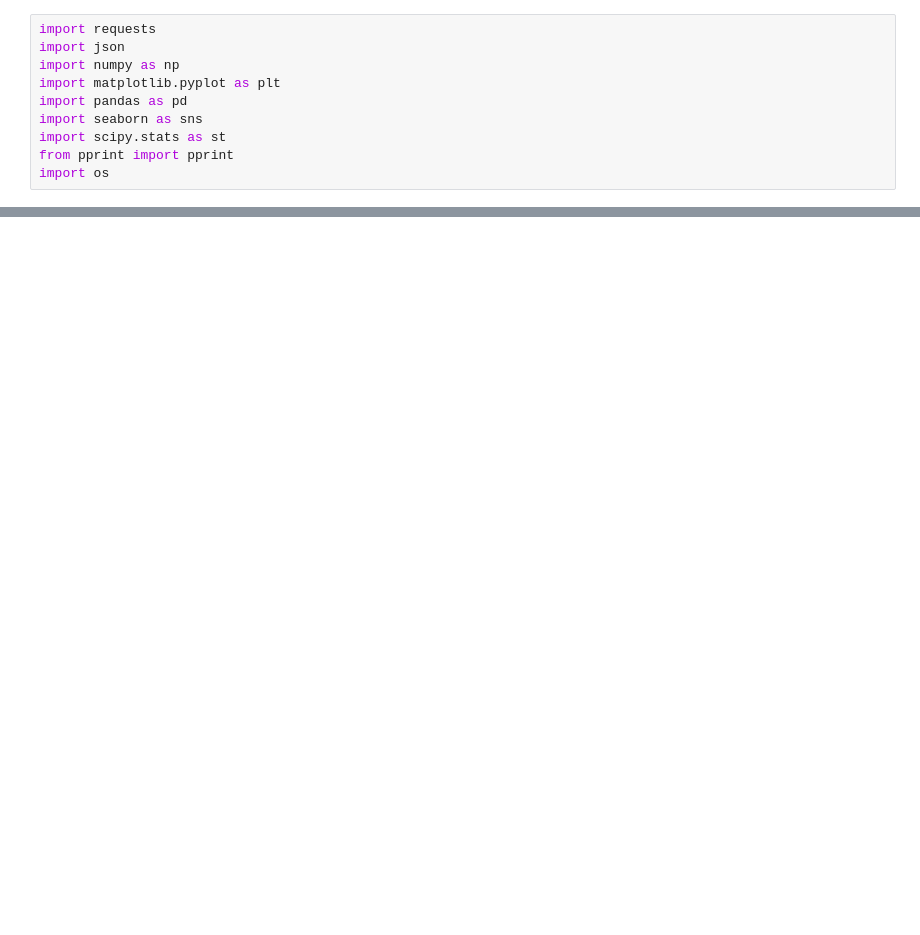
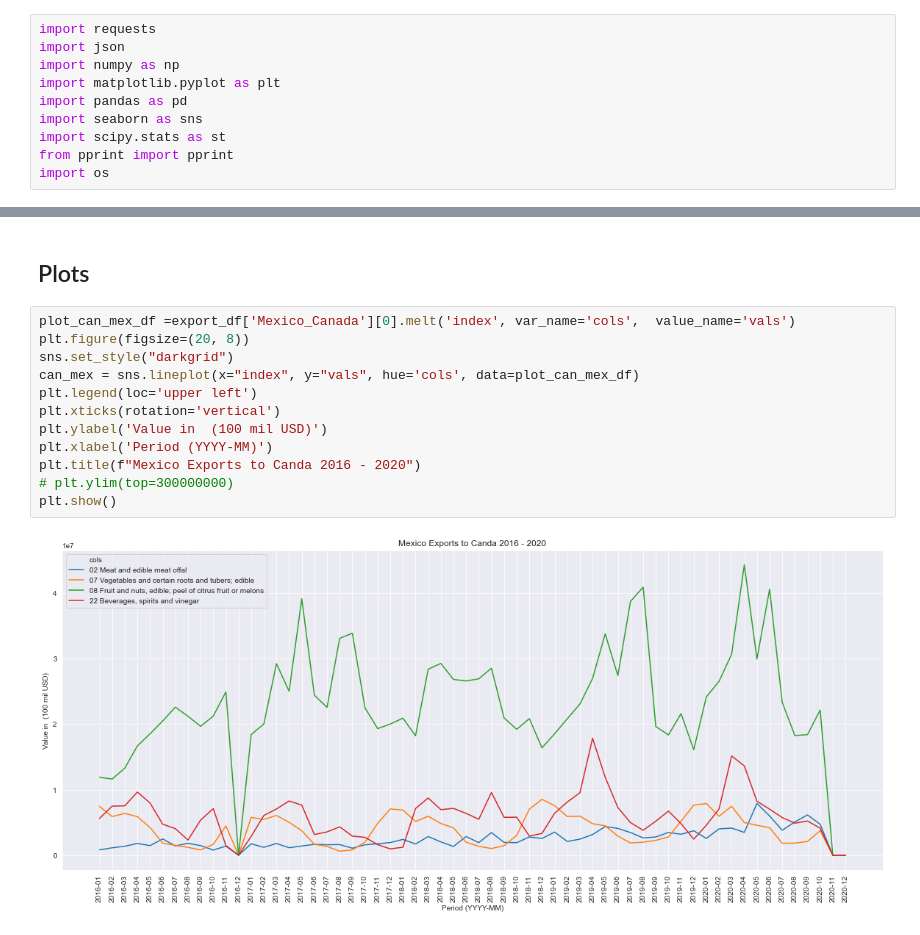
Before and after one commit to Abigail-GG/Project-1, a Jupyter notebook: tmec_analysis.ipynb, the cells around one changed output, grey strips where cells are left out. Cells and saved outputs as stored; diff of their text form; blank space fills up the shorter version.

```diff
--- a/tmec_analysis.ipynb
+++ b/tmec_analysis.ipynb
@@ -78 +66,17 @@ e_can_mex_df.head(3)
+# %% [markdown]
+## Plots
+# %%
+plot_can_mex_df =export_df['Mexico_Canada'][0].melt('index', var_name='cols',  value_name='vals')
+plt.figure(figsize=(20, 8))
+sns.set_style("darkgrid")
+can_mex = sns.lineplot(x="index", y="vals", hue='cols', data=plot_can_mex_df)
+plt.legend(loc='upper left')
+plt.xticks(rotation='vertical')
+plt.ylabel('Value in  (100 mil USD)')
+plt.xlabel('Period (YYYY-MM)')
+plt.title(f"Mexico Exports to Canda 2016 - 2020")
+# plt.ylim(top=300000000)
+plt.show()
+# %% [output]
+[figure, added]
 # %%
```
Also changed, not shown: parts of 16 cells of this notebook.
